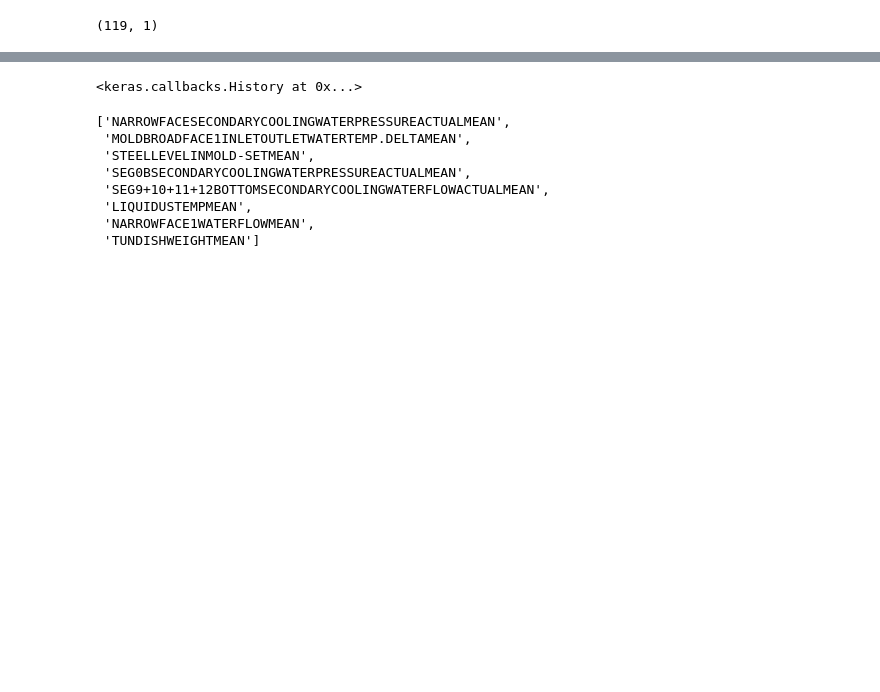
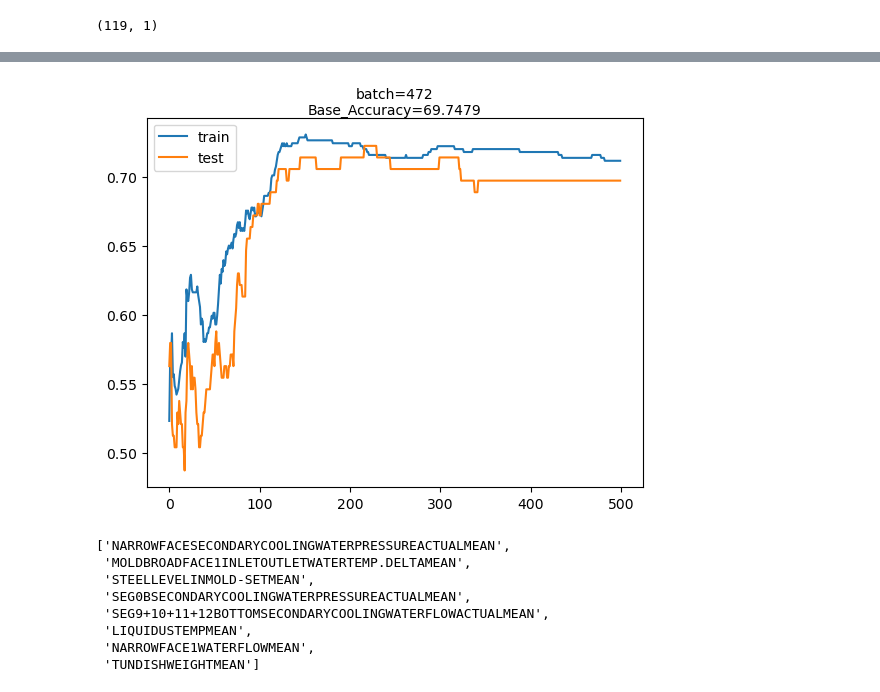
Before and after one commit to Subhigupta/Forward-Feature-Selection-Algorithm-on-AMNS-Data, a Jupyter notebook: Codes on Iterative Feature Selection Process/2 ANN training using iterative feature selection process with base model being on common features..ipynb, the cells around one changed output, grey strips where cells are left out. Saved outputs shown, nothing was run; the diff lists cells and outputs as text; code cells hidden in the pictures; blank space fills up the shorter version.

Commit message:
Adding all the codes for forward selection algorithm and also the learning curves obtained for different batch sizes.

```diff
--- a/Codes on Iterative Feature Selection Process/2 ANN training using iterative feature selection process with base model being on common features..ipynb
+++ b/Codes on Iterative Feature Selection Process/2 ANN training using iterative feature selection process with base model being on common features..ipynb
@@ -160,16 +160,27 @@ Non-trainable params: 0
 _________________________________________________________________
 # %%
 #model.compile(optimizer='_' , loss='_' , metrics=['accuracy'])
-base_model.compile(loss='binary_crossentropy',optimizer=SGD(momentum=0.9),metrics=['accuracy'])
+base_model.compile(loss='binary_crossentropy',optimizer=SGD(lr=0.01,momentum=0.9),metrics=['accuracy'])
 # %%
 #Fitting the training data
-#base_model.fit(training data input, training data output, batch_size=_,validation_data=(x_test,y_test))
-base_model.fit(train_X,train_Y,epochs=150,batch_size=len(train_X),validation_data=(test_X,test_Y))
+history=base_model.fit(train_X,train_Y,epochs=500,batch_size=len(train_X),validation_data=(test_X,test_Y))
 
-# Epochs is number of times i want to do forward and backward propogation.
-# batch size is used for update the weights in mini batches. The default back size is 32.
-# Validation data : accuracy looking like on validation data after every epoch, you can give test data here too.
-#The loss will be reduced due to backpropgation through time.
+# Evaluate the base model
 
-#Add regularization or increase number of epochs for better accuracy.
+testPredict_probs=base_model.predict(test_X)
+
+# Apply threshold to obtain predicted classes
+threshold = 0.5  # Adjust this threshold as needed
+y_pred = (testPredict_probs > threshold).astype(int)
+y_pred
+
+base_accuracy = accuracy_score(test_Y,y_pred)
+base_accuracy
+
+pyplot.plot(history.history['accuracy'], label='train')
+pyplot.plot(history.history['val_accuracy'], label='test')
+
+pyplot.title('batch=' + str(len(train_X)) + '\nBase_Accuracy=' + str(round(base_accuracy * 100, 4)), pad=-40, fontsize='10')
+pyplot.legend()
+pyplot.savefig('learning_curve_for_base_feature_set.png')
 # %% [output]
@@ -193,4 +204,4 @@ Epoch 150/150
-<keras.callbacks.History at 0x...>
+[figure, added]
 # %%
 # Create a list to store the selected features and their corresponding accuracies
 base_features = common_data.columns.tolist()[:-1]
```
Also changed, not shown: parts of 5 cells of this notebook, 12 other files.
